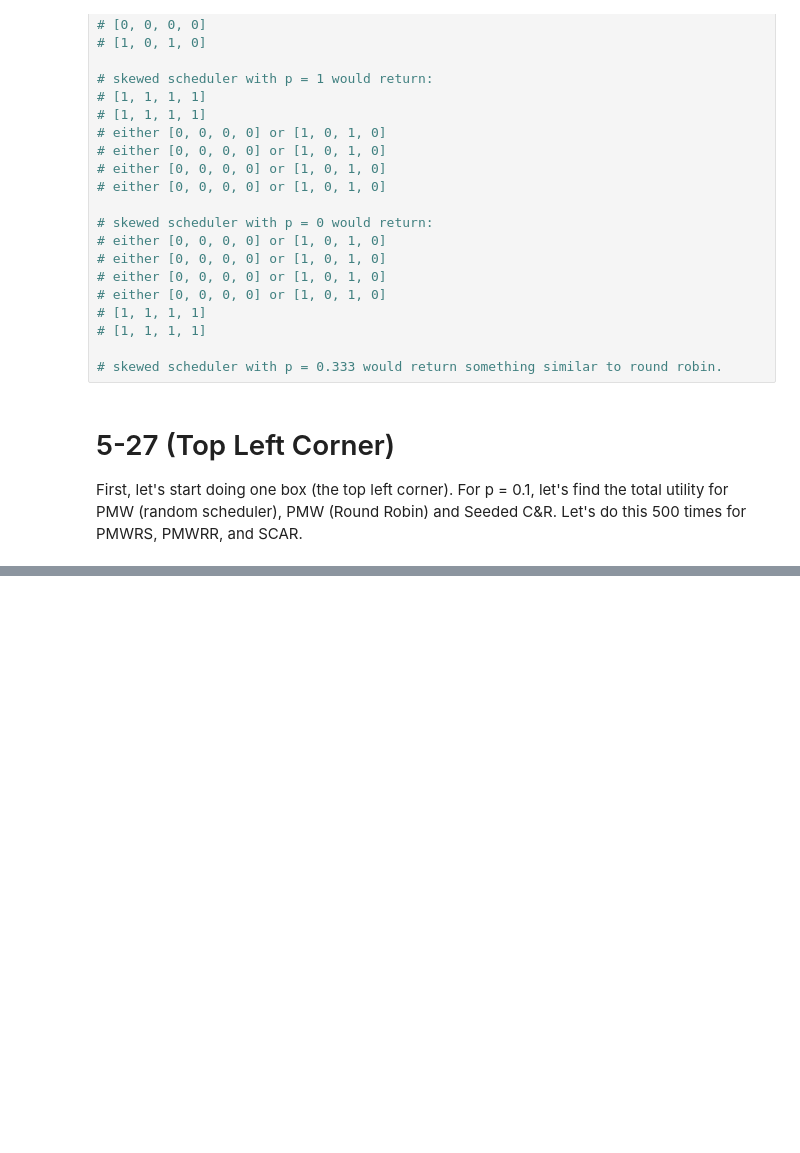
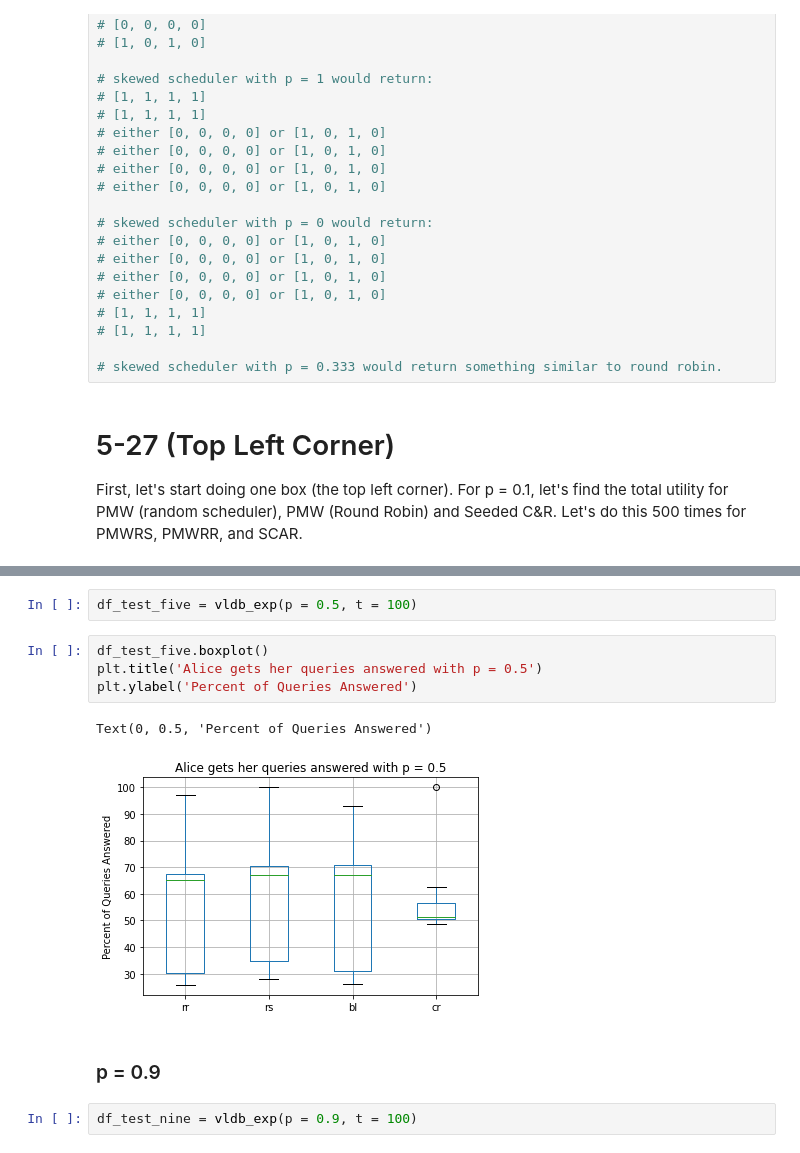
Before and after one commit to yikai-wu/Multi-Analyst-DP, a Jupyter notebook: src/online/VLDB Experiments.ipynb, the cells around one changed output, grey strips where cells are left out. Cells and saved outputs as stored; diff of their text form; blank space fills up the shorter version.

```diff
--- a/src/online/VLDB Experiments.ipynb
+++ b/src/online/VLDB Experiments.ipynb
@@ -543,0 +647,13 @@ First, let's start doing one box (the top left corner). For p = 0.1, let's find
+# %%
+df_test_five = vldb_exp(p = 0.5, t = 100)
+# %%
+df_test_five.boxplot()
+plt.title('Alice gets her queries answered with p = 0.5')
+plt.ylabel('Percent of Queries Answered')
+# %% [output]
+Text(0, 0.5, 'Percent of Queries Answered')
+[figure, added]
+# %% [markdown]
+### p = 0.9
+# %%
+df_test_nine = vldb_exp(p = 0.9, t = 100)
```
Also changed, not shown: parts of 19 cells of this notebook.
